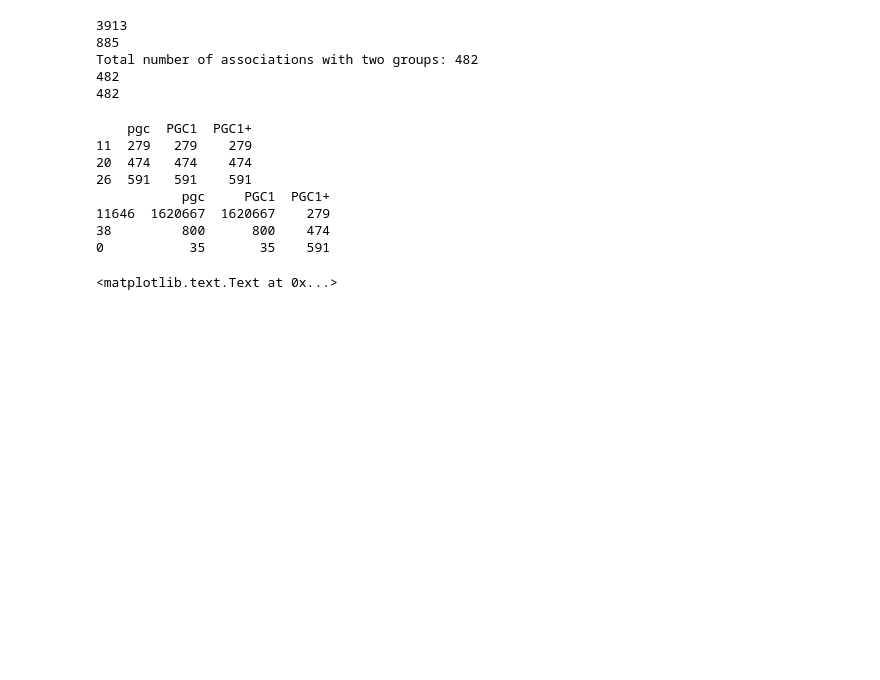
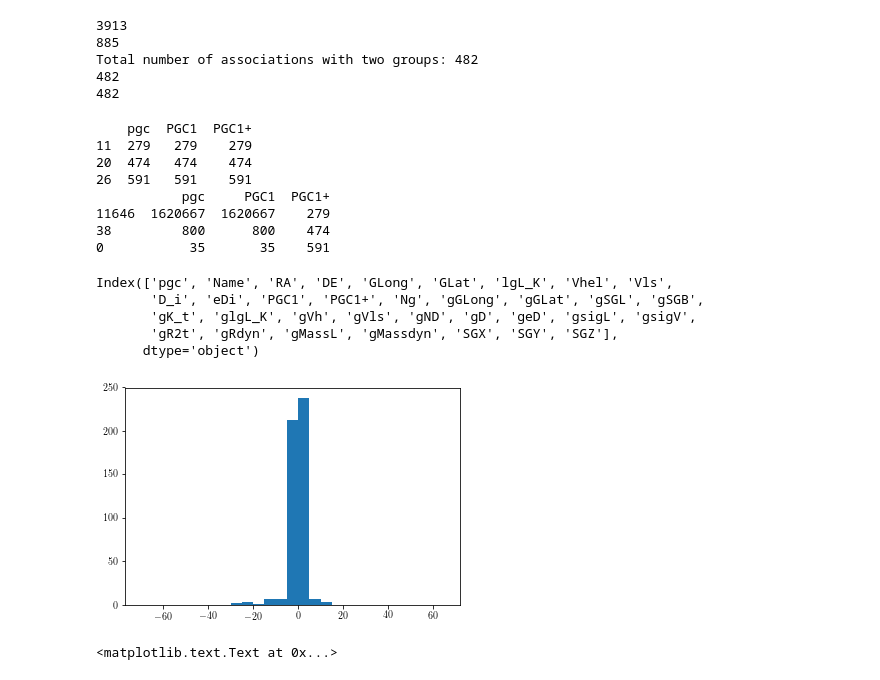
Before and after one commit to forero/GalaxyPairs, a Jupyter notebook: code/pairs_3500kms.ipynb, the cells around one changed output. Drawn from its saved outputs; the diff is of its cells as text; code cells hidden in the pictures; blank space fills up the shorter version.

```diff
--- a/code/pairs_3500kms.ipynb
+++ b/code/pairs_3500kms.ipynb
@@ -107,6 +107,45 @@ print(group_MW[['pgc', 'PGC1', 'PGC1+']][0:3])
 11646  1620667  1620667    279
 38         800      800    474
 0           35       35    591
+# %%
+print(group_data.keys())
+# %% [output]
+Index(['pgc', 'Name', 'RA', 'DE', 'GLong', 'GLat', 'lgL_K', 'Vhel', 'Vls',
+       'D_i', 'eDi', 'PGC1', 'PGC1+', 'Ng', 'gGLong', 'gGLat', 'gSGL', 'gSGB',
+       'gK_t', 'glgL_K', 'gVh', 'gVls', 'gND', 'gD', 'geD', 'gsigL', 'gsigV',
+       'gR2t', 'gRdyn', 'gMassL', 'gMassdyn', 'SGX', 'SGY', 'SGZ'],
+      dtype='object')
+# %%
+H0 = 50.0
+n_points = len(group_MW['RA'])
+theta_MW = np.deg2rad(group_MW['DE'].values - 90.0)
+phi_MW = np.deg2rad(group_MW['RA'].values)
+r_MW = group_MW['gVh'].values/H0
+
+unit_MW = np.ones((n_points, 3))
+unit_MW[:,0] = np.sin(theta_MW) * np.sin(phi_MW)
+unit_MW[:,1] = np.sin(theta_MW) * np.cos(phi_MW)
+unit_MW[:,2] = np.cos(theta_MW)
+
+theta_M31 = np.deg2rad(group_M31['DE'].values - 90.0)
+phi_M31 = np.deg2rad(group_M31['RA'].values)
+r_M31 = group_M31['gVh'].values/H0
+
+unit_M31 = np.ones((n_points, 3))
+unit_M31[:,0] = np.sin(theta_M31) * np.sin(phi_M31)
+unit_M31[:,1] = np.sin(theta_M31) * np.cos(phi_M31)
+unit_M31[:,2] = np.cos(theta_M31)
+
+cos_angle_pair = unit_M31[:,0]*unit_MW[:,0] + unit_M31[:,1]*unit_MW[:,1] +unit_M31[:,2]*unit_MW[:,2]
+angle_pair = np.arccos(cos_angle_pair)
+delta_r_trans = np.sin(angle_pair) * 0.5* (r_M31 + r_MW)
+delta_v_parallel = group_MW['gVh'].values - group_M31['gVh'].values
+ratio_parallel_to_trans = delta_r_parallel/delta_r_trans
+angle_t = np.arctan(np.abs(delta_r_trans/delta_r_parallel))
+# %%
+a = plt.hist(ratio_parallel_to_trans, bins=np.arange(-70,70,5))
+# %% [output]
+[figure, added]
 # %%
 fig = plt.figure(1, figsize=(7,6))
 plt.rc('text', usetex=True,)
```
Also changed, not shown: parts of 3 cells of this notebook.
